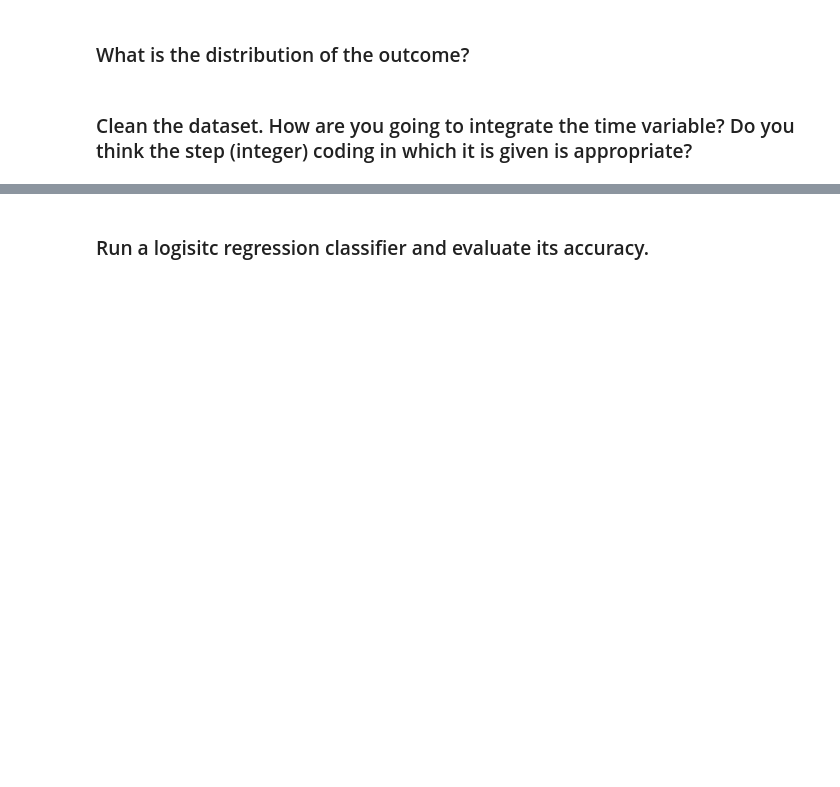
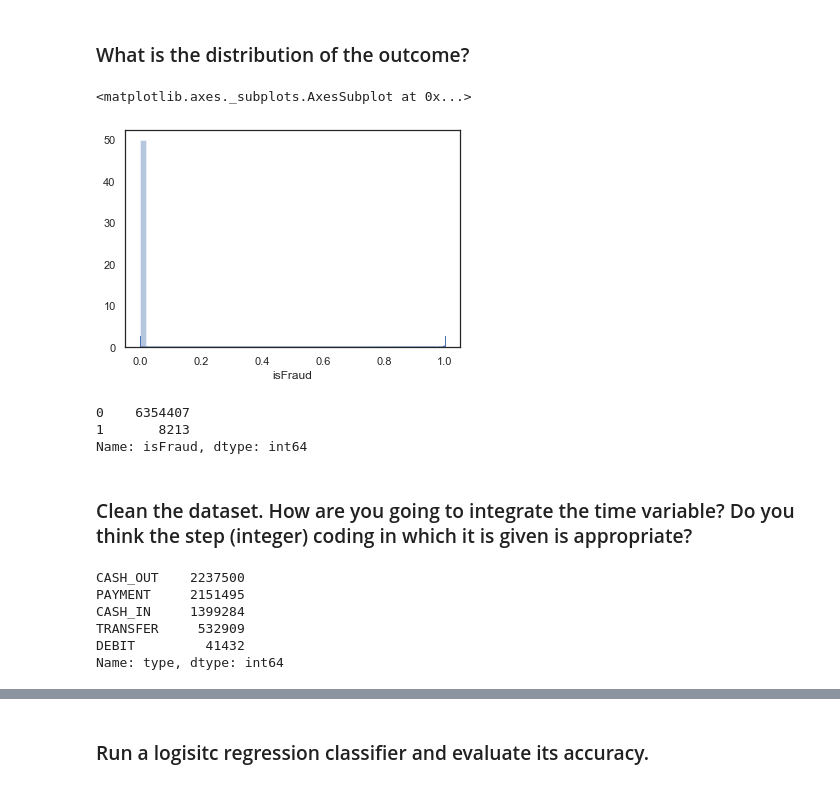
Before and after one commit to ta-datapt-bcn/lab-unbalance, a Jupyter notebook: your-code/lab_inbalance.ipynb, the cells around one changed output, grey strips where cells are left out. Saved outputs shown, nothing was run; the diff lists cells and outputs as text; code cells hidden in the pictures; blank space fills up the shorter version.

```diff
--- a/your-code/lab_inbalance.ipynb
+++ b/your-code/lab_inbalance.ipynb
@@ -15,2 +97,14 @@ Like we disussed in class, when we have noisy data, if we are not careful, we ca
+# %%
+# The distribution of the outcome variable is very unbalanced
+sns.distplot(fraud['isFraud'], rug=True, hist=True)
+# %% [output]
+<matplotlib.axes._subplots.AxesSubplot at 0x...>
+[figure, added]
+# %%
+fraud['isFraud'].value_counts()
+# %% [output]
+0    6354407
+1       8213
+Name: isFraud, dtype: int64
 # %% [markdown]
 ### Clean the dataset. How are you going to integrate the time variable? Do you think the step (integer) coding in which it is given is appropriate?
@@ -18,0 +111,14 @@ Like we disussed in class, when we have noisy data, if we are not careful, we ca
+# %%
+# The amount of time of each transaction in in a integer number which I think it is fine (not need of transformation).
+# It is bassically a difference between dates, so it is ok.
+
+## Transform Type (categorical) to Numerical
+
+fraud['type'].value_counts()
+# %% [output]
+CASH_OUT    2237500
+PAYMENT     2151495
+CASH_IN     1399284
+TRANSFER     532909
+DEBIT         41432
+Name: type, dtype: int64
```
Also changed, not shown: parts of 16 cells of this notebook.
